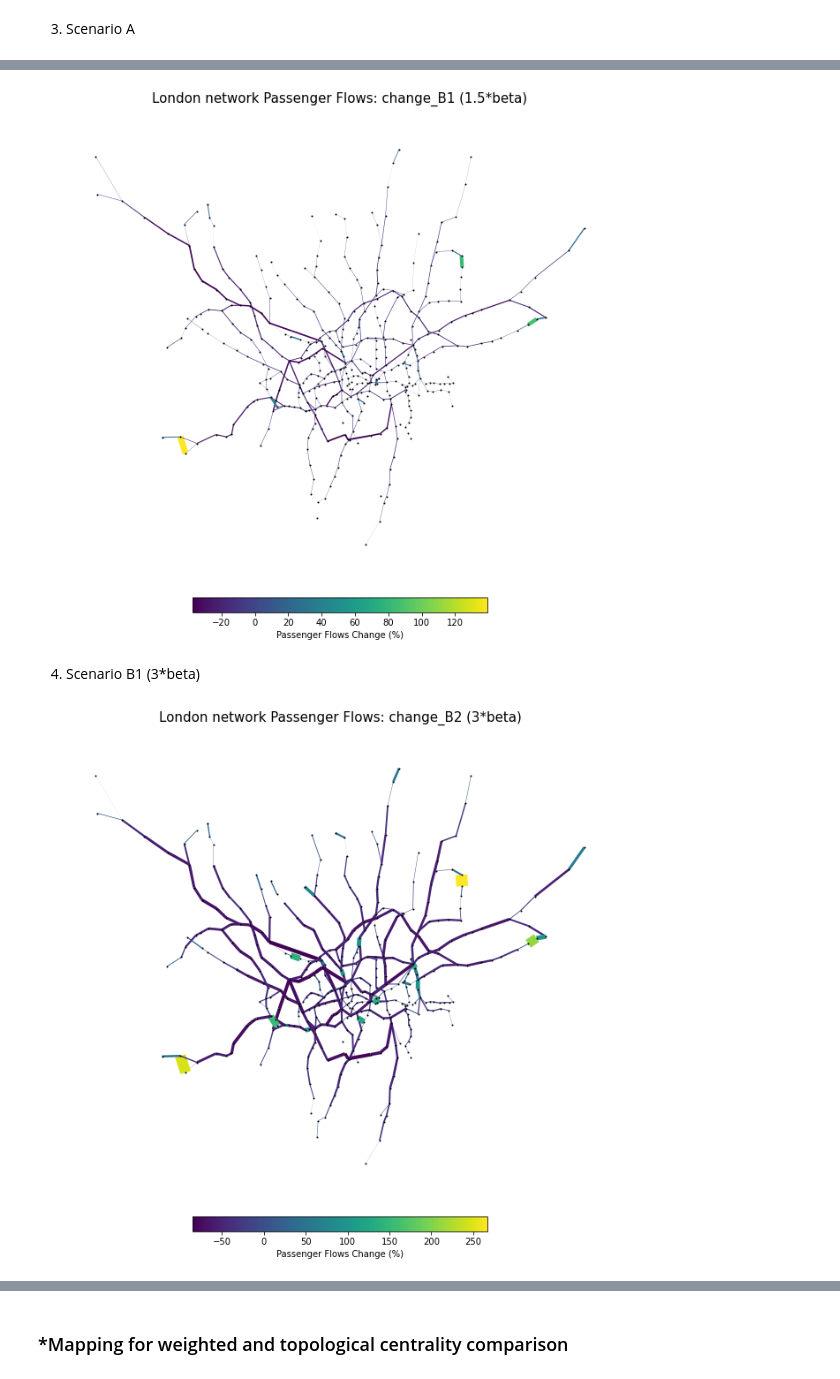
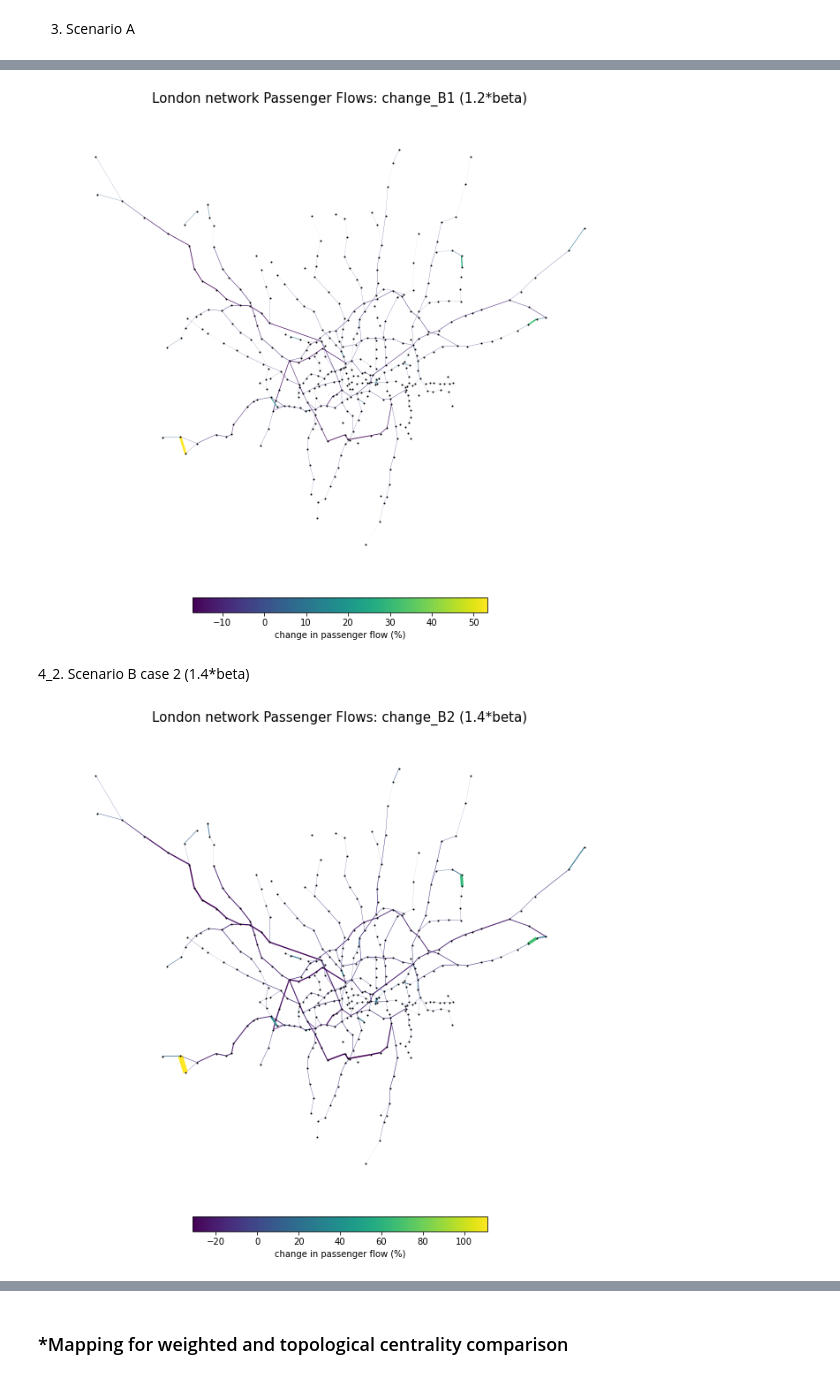
Before and after one commit to neneninja97/UrbanSim, a Jupyter notebook: urban_sim.ipynb, the cells around one changed output, grey strips where cells are left out. Cells and saved outputs as stored; diff of their text form; code cells hidden in the pictures.

```diff
--- a/urban_sim.ipynb
+++ b/urban_sim.ipynb
@@ -1039,5 +1042,5 @@ df_OD['flows_scenario_A'].sum()
 #### IV.2. Scenario B: Significant increase in the cost of transport - choosing 2 hypothetical cost parameters
 # %%
 # larger beta values for steeper decay (more cost)
-beta_1 = beta*1.5 #(50% increase)
-beta_2 = beta*3
+beta_1 = beta*1.2
+beta_2 = beta*1.4
@@ -1296,36 +1320,36 @@ nx.draw_networkx_nodes(G,
         node_size= 1)
 #nx.draw_networkx_labels(G, pos, label, font_size=7, font_color='red', font_weight = 'bold')
 
-plt.colorbar(edg,label="Passenger Flows Change (%)",orientation="horizontal", shrink=0.5, pad = 0.02)
+plt.colorbar(edg,label="change in passenger flow (%)",orientation="horizontal", shrink=0.5, pad = 0.02)
 plt.axis("off")
-plt.title("London network Passenger Flows: change_B1 (1.5*beta)",fontsize=15)
+plt.title("London network Passenger Flows: change_B1 (1.2*beta)",fontsize=15)
 plt.show()
 # %% [output]
-[figure, old version]
+[figure, new version]
 # %% [markdown]
-4. Scenario B1 (3*beta)
+4_2. Scenario B case 2 (1.4*beta)
 # %%
 #plot_flows(G, flows_scenario_B2, 'flows_scenario_B2')
 # %%
 # Change - Scenario B2
 #flows_values = change_B2.values()
 flow_color=[(i[2]['change_B2']*100) for i in G.edges(data=True)]
 flow_width=[(i[2]['change_B2']*5) for i in G.edges(data=True)]
 #label = {n: (n if n=="Canary Wharf" else '') for n in G.nodes}
 
 # Plot graph
 fig, ax = plt.subplots(figsize=(12,12))
 edg=nx.draw_networkx_edges(G, pos, edge_color=flow_color, width=flow_width)
 nx.draw_networkx_nodes(G,
         label=label,
         pos = pos,
         node_color= 'black',
         node_size= 1)
 #nx.draw_networkx_labels(G, pos, label, font_size=7, font_color='red', font_weight = 'bold')
 
-plt.colorbar(edg,label="Passenger Flows Change (%)",orientation="horizontal", shrink=0.5, pad = 0.02)
+plt.colorbar(edg,label="change in passenger flow (%)",orientation="horizontal", shrink=0.5, pad = 0.02)
 plt.axis("off")
-plt.title("London network Passenger Flows: change_B2 (3*beta)",fontsize=15)
+plt.title("London network Passenger Flows: change_B2 (1.4*beta)",fontsize=15)
 plt.show()
 # %% [output]
-[figure, old version]
+[figure, new version]
```
Also changed, not shown: parts of 17 cells of this notebook, 3 other files.
